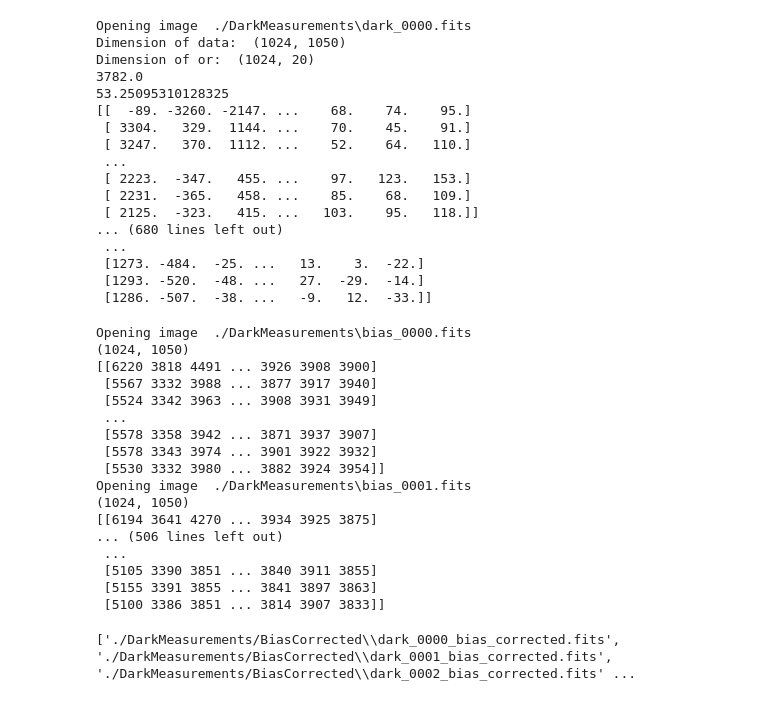
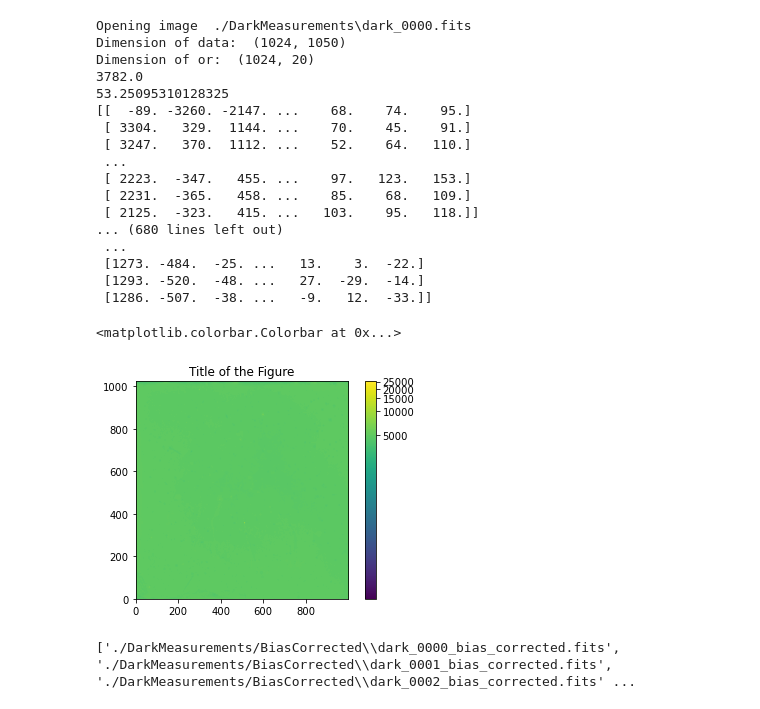
Before and after one commit to fexfl/FP, a Jupyter notebook: F30/F30 Analysis.ipynb, the cells around one changed output. Cells and saved outputs as stored; diff of their text form; code cells hidden in the pictures.

```diff
--- a/F30/F30 Analysis.ipynb
+++ b/F30/F30 Analysis.ipynb
@@ -57,31 +53,21 @@ Dimension of or:  (1024, 20)
  [1273. -484.  -25. ...   13.    3.  -22.]
  [1293. -520.  -48. ...   27.  -29.  -14.]
  [1286. -507.  -38. ...   -9.   12.  -33.]]
-# %%
-for path in all_bias_fits:
-    hdul = fits.open(path)
-    image = hdul[0].data
-    print("Opening image ", path)
-    print(image.shape)
-    print(image)
-# %% [output]
-Opening image  ./DarkMeasurements\bias_0000.fits
-(1024, 1050)
-[[6220 3818 4491 ... 3926 3908 3900]
- [5567 3332 3988 ... 3877 3917 3940]
- [5524 3342 3963 ... 3908 3931 3949]
- ...
- [5578 3358 3942 ... 3871 3937 3907]
- [5578 3343 3974 ... 3901 3922 3932]
- [5530 3332 3980 ... 3882 3924 3954]]
-Opening image  ./DarkMeasurements\bias_0001.fits
-(1024, 1050)
-[[6194 3641 4270 ... 3934 3925 3875]
-... (506 lines left out)
- ...
- [5105 3390 3851 ... 3840 3911 3855]
- [5155 3391 3855 ... 3841 3897 3863]
- [5100 3386 3851 ... 3814 3907 3833]]
+# %%
+from astropy.visualization import simple_norm
+
+hdul = fits.open(all_dark_fits[0])
+#hdul.info()
+image = hdul[0].data
+
+norm = simple_norm(image,'log', percent=100)
+fig, ax = plt.subplots()
+ax.set_title("Title of the Figure")
+im = ax.imshow(image[:,:1000] , norm=norm , origin="lower", cmap="viridis")
+fig.colorbar(im, ax=ax)
+# %% [output]
+<matplotlib.colorbar.Colorbar at 0x...>
+[figure, added]
 # %%
 all_bc_dark_fits = glob("./DarkMeasurements/BiasCorrected/dark*_bias_corrected.fits")
 print(all_bc_dark_fits)
```
Also changed, not shown: parts of 17 cells of this notebook, 59 other files.
